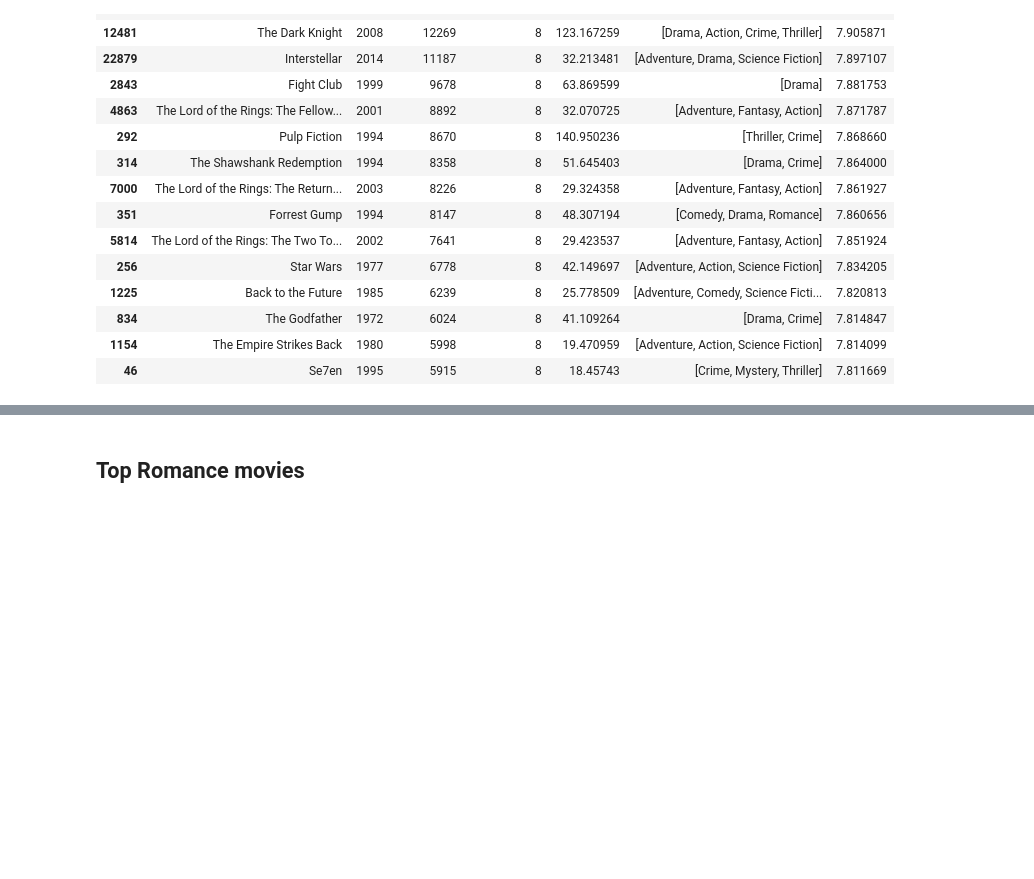
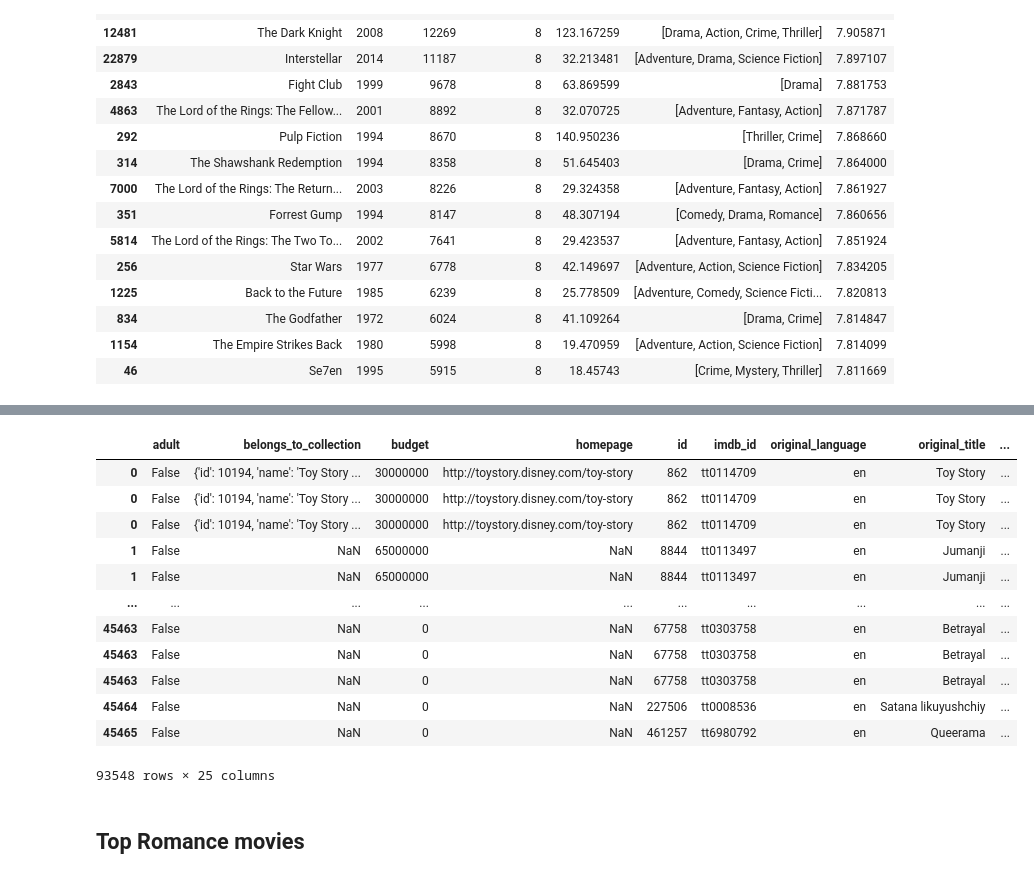
Before and after one commit to Huiseop123/KaggleData, a Jupyter notebook: movie_recommendation.ipynb, the cells around one changed output, grey strips where cells are left out. Saved outputs shown, nothing was run; the diff lists cells and outputs as text; code cells hidden in the pictures; blank space fills up the shorter version.

```diff
--- a/movie_recommendation.ipynb
+++ b/movie_recommendation.ipynb
@@ -303,0 +410,16 @@ gen_md = md.drop('genres', axis=1).join(s)
+# %%
+gen_md
+# %% [output]
+|  | adult | belongs_to_collection | budget | homepage | id | imdb_id | original_language | original_title | ... |
+| 0 | False | {'id': 10194, 'name': 'Toy Story ... | 30000000 | http://toystory.disney.com/toy-story | 862 | tt0114709 | en | Toy Story | ... |
+| 0 | False | {'id': 10194, 'name': 'Toy Story ... | 30000000 | http://toystory.disney.com/toy-story | 862 | tt0114709 | en | Toy Story | ... |
+| 0 | False | {'id': 10194, 'name': 'Toy Story ... | 30000000 | http://toystory.disney.com/toy-story | 862 | tt0114709 | en | Toy Story | ... |
+| 1 | False | NaN | 65000000 | NaN | 8844 | tt0113497 | en | Jumanji | ... |
+| 1 | False | NaN | 65000000 | NaN | 8844 | tt0113497 | en | Jumanji | ... |
+| ... | ... | ... | ... | ... | ... | ... | ... | ... | ... |
+| 45463 | False | NaN | 0 | NaN | 67758 | tt0303758 | en | Betrayal | ... |
+| 45463 | False | NaN | 0 | NaN | 67758 | tt0303758 | en | Betrayal | ... |
+| 45463 | False | NaN | 0 | NaN | 67758 | tt0303758 | en | Betrayal | ... |
+| 45464 | False | NaN | 0 | NaN | 227506 | tt0008536 | en | Satana likuyushchiy | ... |
+| 45465 | False | NaN | 0 | NaN | 461257 | tt6980792 | en | Queerama | ... |
+93548 rows × 25 columns
```
Also changed, not shown: parts of 38 cells of this notebook.
